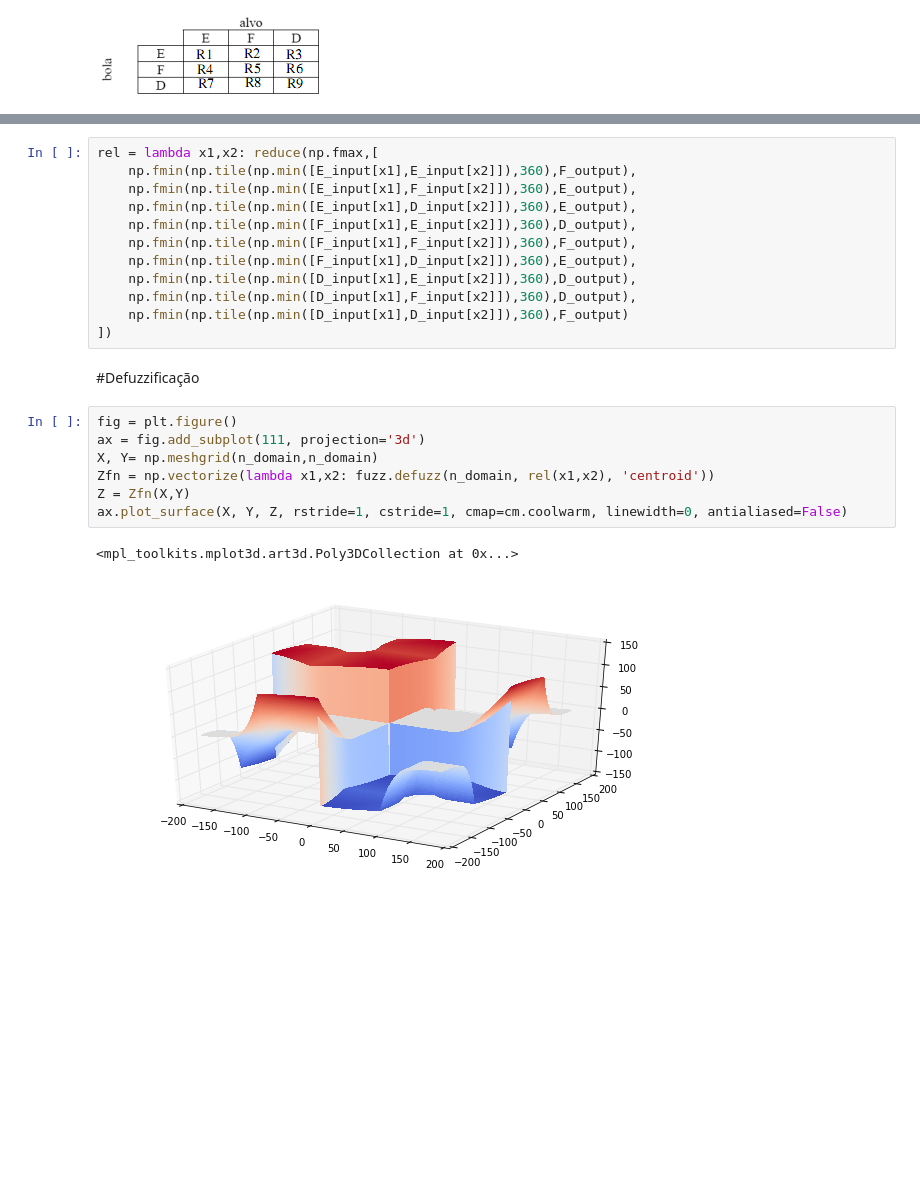
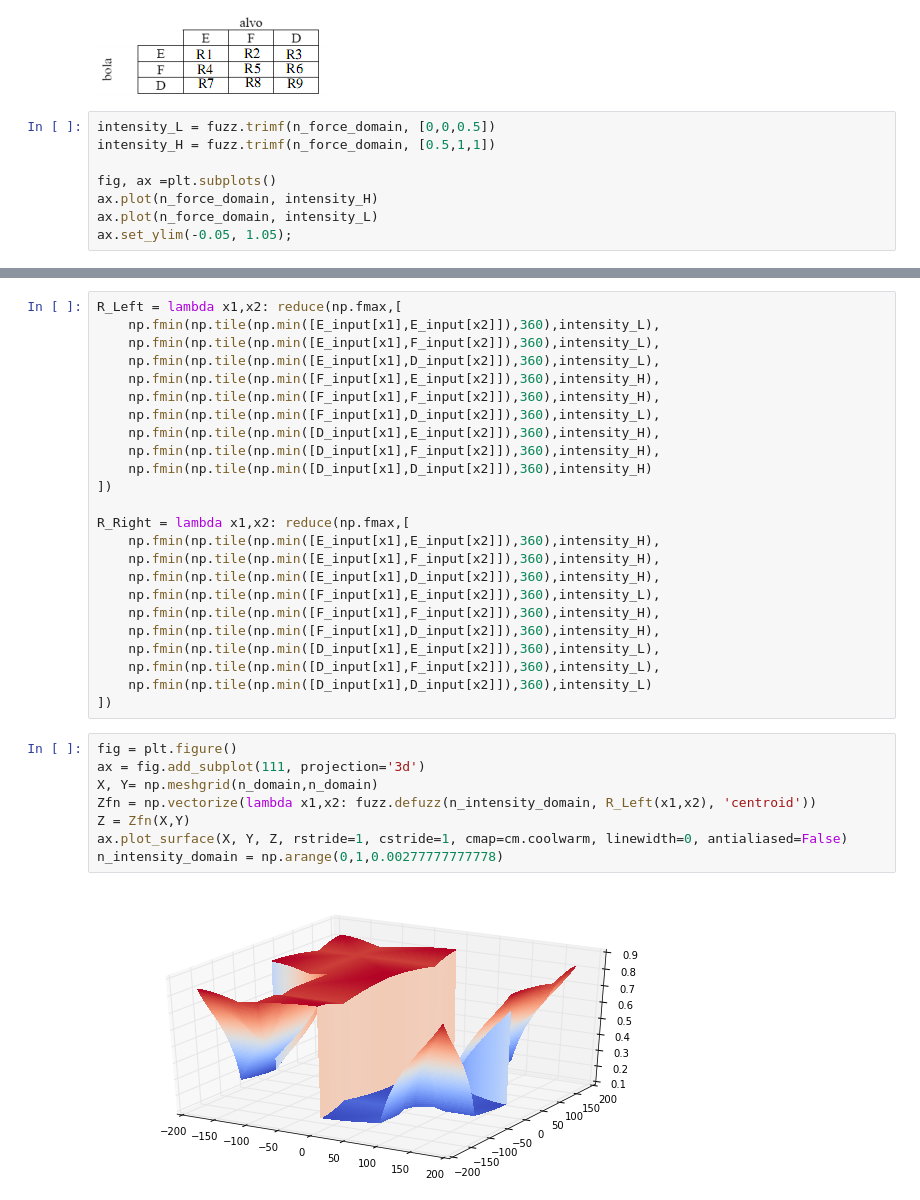
Before and after one commit to hoarf/robotsoccer, a Jupyter notebook: robotsoccer.ipynb, the cells around one changed output, grey strips where cells are left out. Saved outputs shown, nothing was run; the diff lists cells and outputs as text; blank space fills up the shorter version.

Commit message:
Add 2 output sets

```diff
--- a/robotsoccer.ipynb
+++ b/robotsoccer.ipynb
@@ -58,3 +58,11 @@ Image(filename='rel_matrix.png')
 Image(filename='rel_matrix2.png')
 # %% [output]
 [figure]
+# %%
+intensity_L = fuzz.trimf(n_force_domain, [0,0,0.5])
+intensity_H = fuzz.trimf(n_force_domain, [0.5,1,1])
+
+fig, ax =plt.subplots()
+ax.plot(n_force_domain, intensity_H)
+ax.plot(n_force_domain, intensity_L)
+ax.set_ylim(-0.05, 1.05);
@@ -61,24 +71,34 @@ Image(filename='rel_matrix2.png')
 # %%
-rel = lambda x1,x2: reduce(np.fmax,[
-    np.fmin(np.tile(np.min([E_input[x1],E_input[x2]]),360),F_output),
-    np.fmin(np.tile(np.min([E_input[x1],F_input[x2]]),360),E_output),
-    np.fmin(np.tile(np.min([E_input[x1],D_input[x2]]),360),E_output),
-    np.fmin(np.tile(np.min([F_input[x1],E_input[x2]]),360),D_output),
-    np.fmin(np.tile(np.min([F_input[x1],F_input[x2]]),360),F_output),
-    np.fmin(np.tile(np.min([F_input[x1],D_input[x2]]),360),E_output),
-    np.fmin(np.tile(np.min([D_input[x1],E_input[x2]]),360),D_output),
-    np.fmin(np.tile(np.min([D_input[x1],F_input[x2]]),360),D_output),
-    np.fmin(np.tile(np.min([D_input[x1],D_input[x2]]),360),F_output)
+R_Left = lambda x1,x2: reduce(np.fmax,[
+    np.fmin(np.tile(np.min([E_input[x1],E_input[x2]]),360),intensity_L),
+    np.fmin(np.tile(np.min([E_input[x1],F_input[x2]]),360),intensity_L),
+    np.fmin(np.tile(np.min([E_input[x1],D_input[x2]]),360),intensity_L),
+    np.fmin(np.tile(np.min([F_input[x1],E_input[x2]]),360),intensity_H),
+    np.fmin(np.tile(np.min([F_input[x1],F_input[x2]]),360),intensity_H),
+    np.fmin(np.tile(np.min([F_input[x1],D_input[x2]]),360),intensity_L),
+    np.fmin(np.tile(np.min([D_input[x1],E_input[x2]]),360),intensity_H),
+    np.fmin(np.tile(np.min([D_input[x1],F_input[x2]]),360),intensity_H),
+    np.fmin(np.tile(np.min([D_input[x1],D_input[x2]]),360),intensity_H)
 ])
+
+R_Right = lambda x1,x2: reduce(np.fmax,[
+    np.fmin(np.tile(np.min([E_input[x1],E_input[x2]]),360),intensity_H),
+    np.fmin(np.tile(np.min([E_input[x1],F_input[x2]]),360),intensity_H),
+    np.fmin(np.tile(np.min([E_input[x1],D_input[x2]]),360),intensity_H),
+    np.fmin(np.tile(np.min([F_input[x1],E_input[x2]]),360),intensity_L),
+    np.fmin(np.tile(np.min([F_input[x1],F_input[x2]]),360),intensity_H),
+    np.fmin(np.tile(np.min([F_input[x1],D_input[x2]]),360),intensity_H),
+    np.fmin(np.tile(np.min([D_input[x1],E_input[x2]]),360),intensity_L),
+    np.fmin(np.tile(np.min([D_input[x1],F_input[x2]]),360),intensity_L),
+    np.fmin(np.tile(np.min([D_input[x1],D_input[x2]]),360),intensity_L)
+])
-# %% [markdown]
-#Defuzzificação
 # %%
 fig = plt.figure()
 ax = fig.add_subplot(111, projection='3d')
 X, Y= np.meshgrid(n_domain,n_domain)
-Zfn = np.vectorize(lambda x1,x2: fuzz.defuzz(n_domain, rel(x1,x2), 'centroid'))
+Zfn = np.vectorize(lambda x1,x2: fuzz.defuzz(n_intensity_domain, R_Left(x1,x2), 'centroid'))
 Z = Zfn(X,Y)
 ax.plot_surface(X, Y, Z, rstride=1, cstride=1, cmap=cm.coolwarm, linewidth=0, antialiased=False)
+n_intensity_domain = np.arange(0,1,0.00277777777778)
 # %% [output]
-<mpl_toolkits.mplot3d.art3d.Poly3DCollection at 0x...>
-[figure, old version]
+[figure, new version]
```
Also changed, not shown: parts of 4 cells of this notebook, 2 other files.
